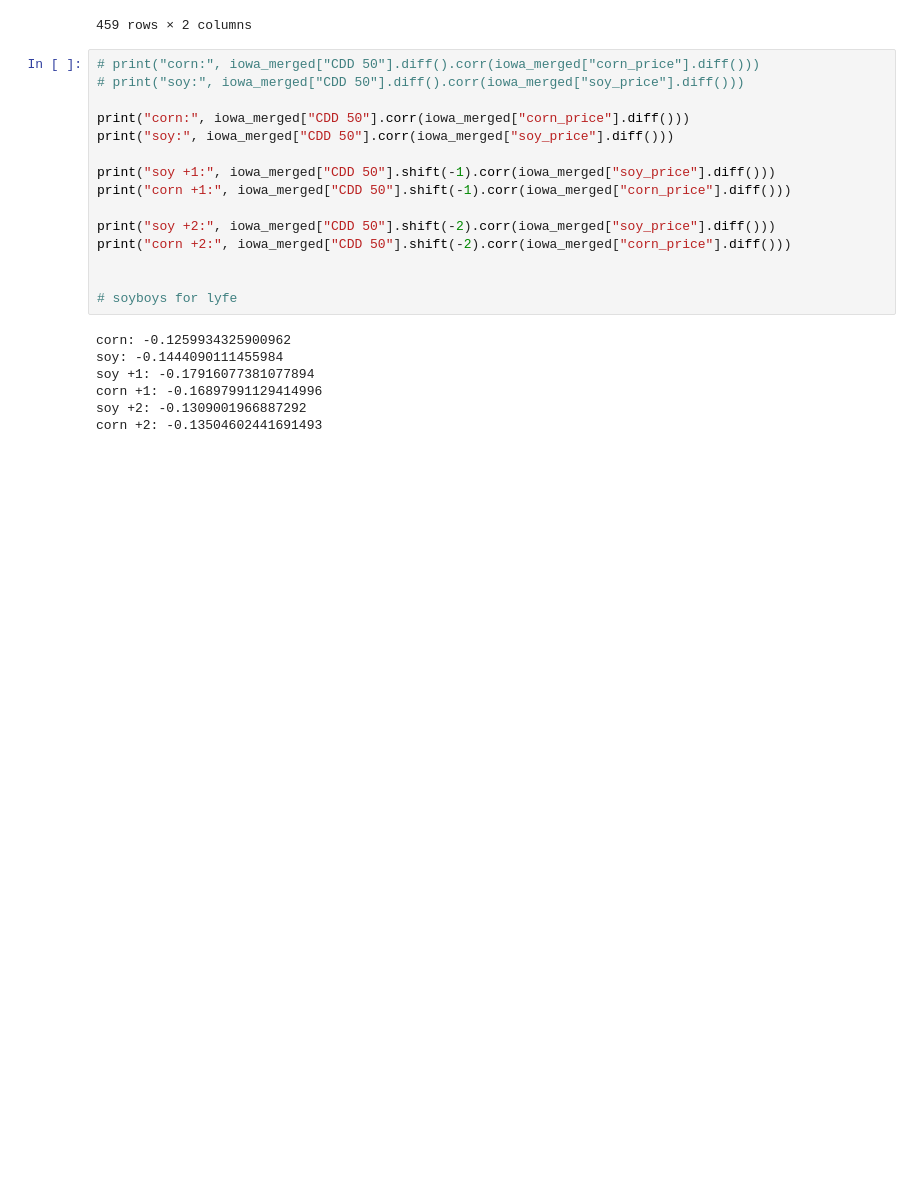
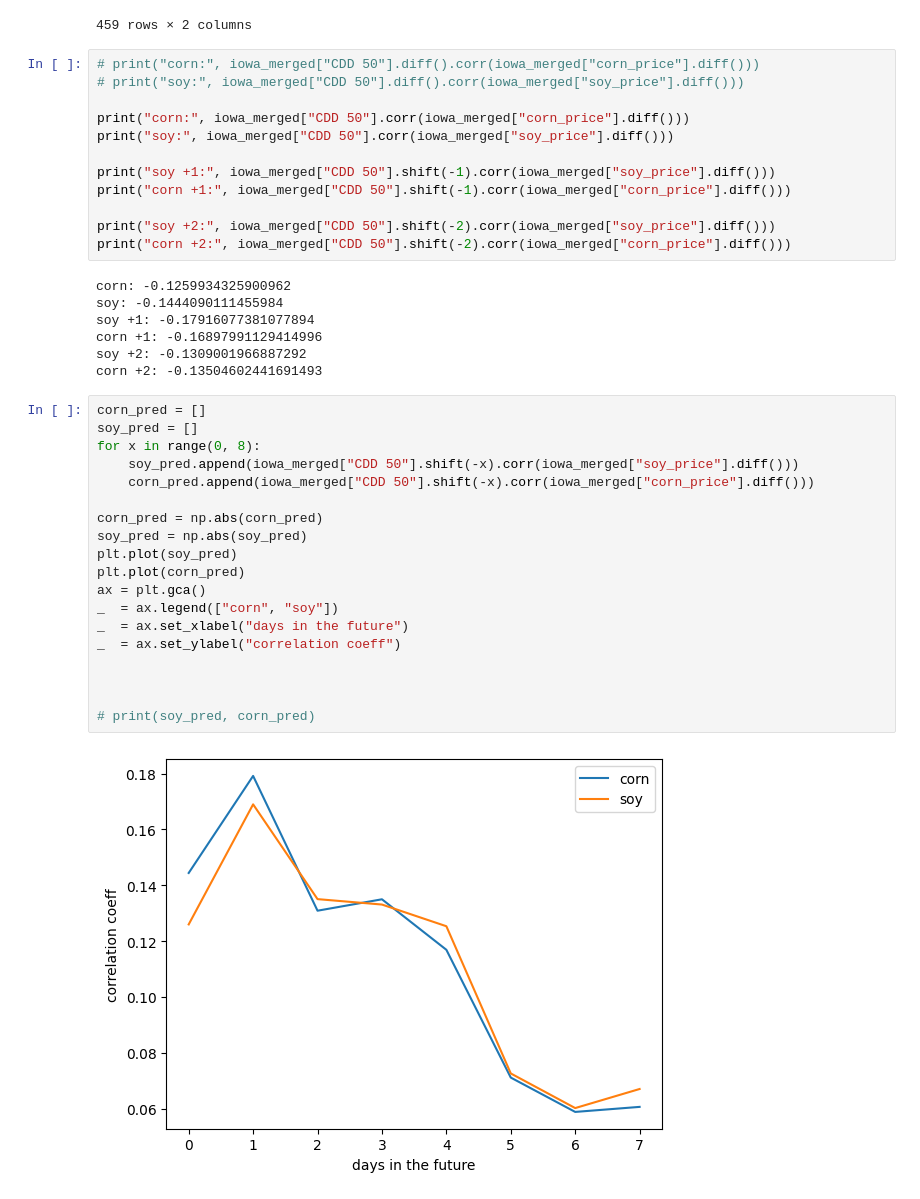
Before and after one commit to danjsabra/Meteorology, a Jupyter notebook: comm_forecasting.ipynb, the cells around one changed output. Cells and saved outputs as stored; diff of their text form; blank space fills up the shorter version.

Commit message:
graphs!

```diff
--- a/comm_forecasting.ipynb
+++ b/comm_forecasting.ipynb
@@ -103,9 +103,6 @@ print("corn +1:", iowa_merged["CDD 50"].shift(-1).corr(iowa_merged["corn_price"]
 
 print("soy +2:", iowa_merged["CDD 50"].shift(-2).corr(iowa_merged["soy_price"].diff()))
 print("corn +2:", iowa_merged["CDD 50"].shift(-2).corr(iowa_merged["corn_price"].diff()))
-
-
-# soyboys for lyfe
 # %% [output]
 corn: -0.1259934325900962
 soy: -0.1444090111455984
@@ -113,3 +110,24 @@ soy +1: -0.17916077381077894
 corn +1: -0.16897991129414996
 soy +2: -0.1309001966887292
 corn +2: -0.13504602441691493
+# %%
+corn_pred = []
+soy_pred = []
+for x in range(0, 8):
+    soy_pred.append(iowa_merged["CDD 50"].shift(-x).corr(iowa_merged["soy_price"].diff()))
+    corn_pred.append(iowa_merged["CDD 50"].shift(-x).corr(iowa_merged["corn_price"].diff()))
+
+corn_pred = np.abs(corn_pred)
+soy_pred = np.abs(soy_pred)
+plt.plot(soy_pred)
+plt.plot(corn_pred)
+ax = plt.gca()
+_  = ax.legend(["corn", "soy"])
+_  = ax.set_xlabel("days in the future")
+_  = ax.set_ylabel("correlation coeff")
+
+
+
+# print(soy_pred, corn_pred)
+# %% [output]
+[figure, added]
```
